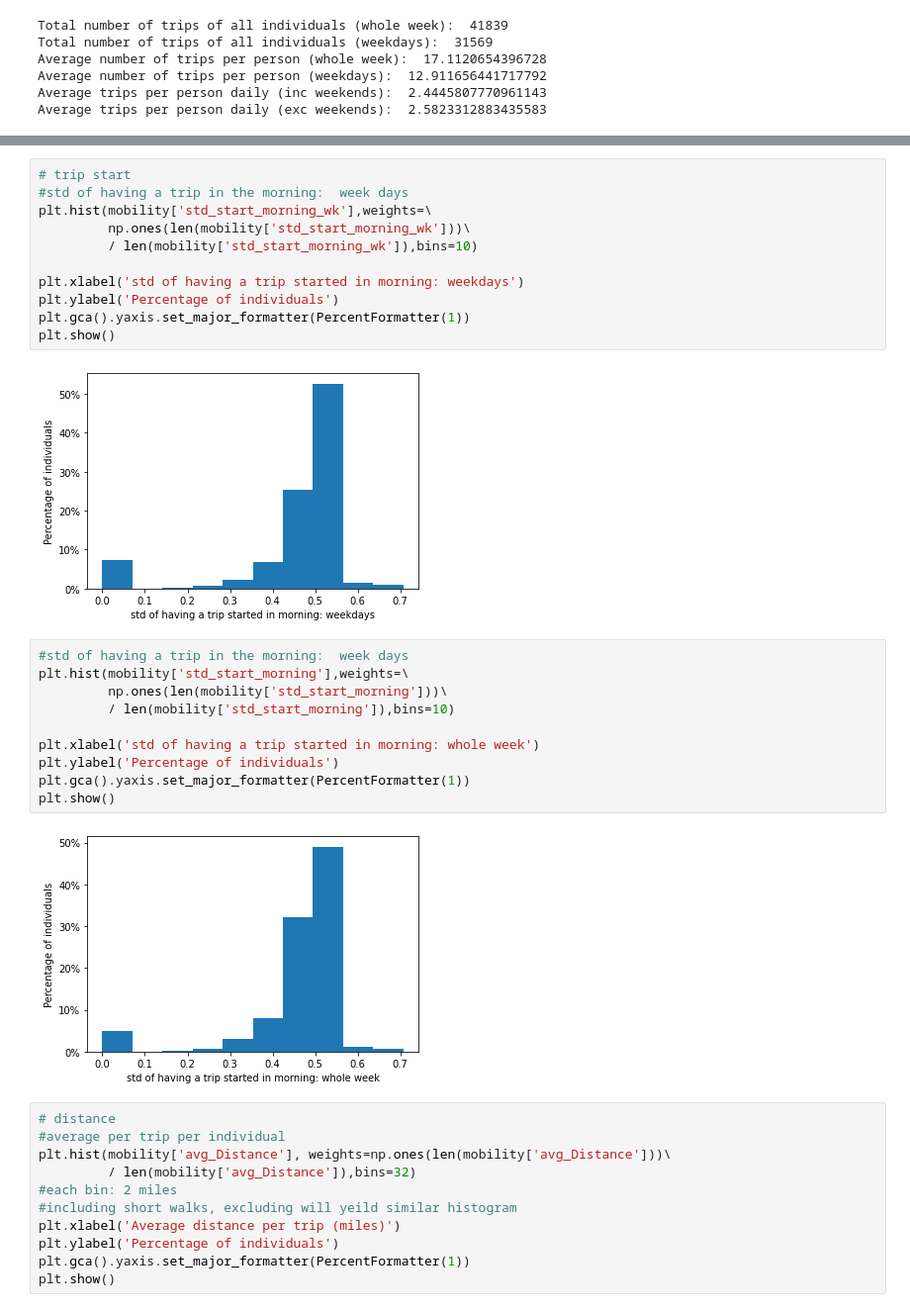
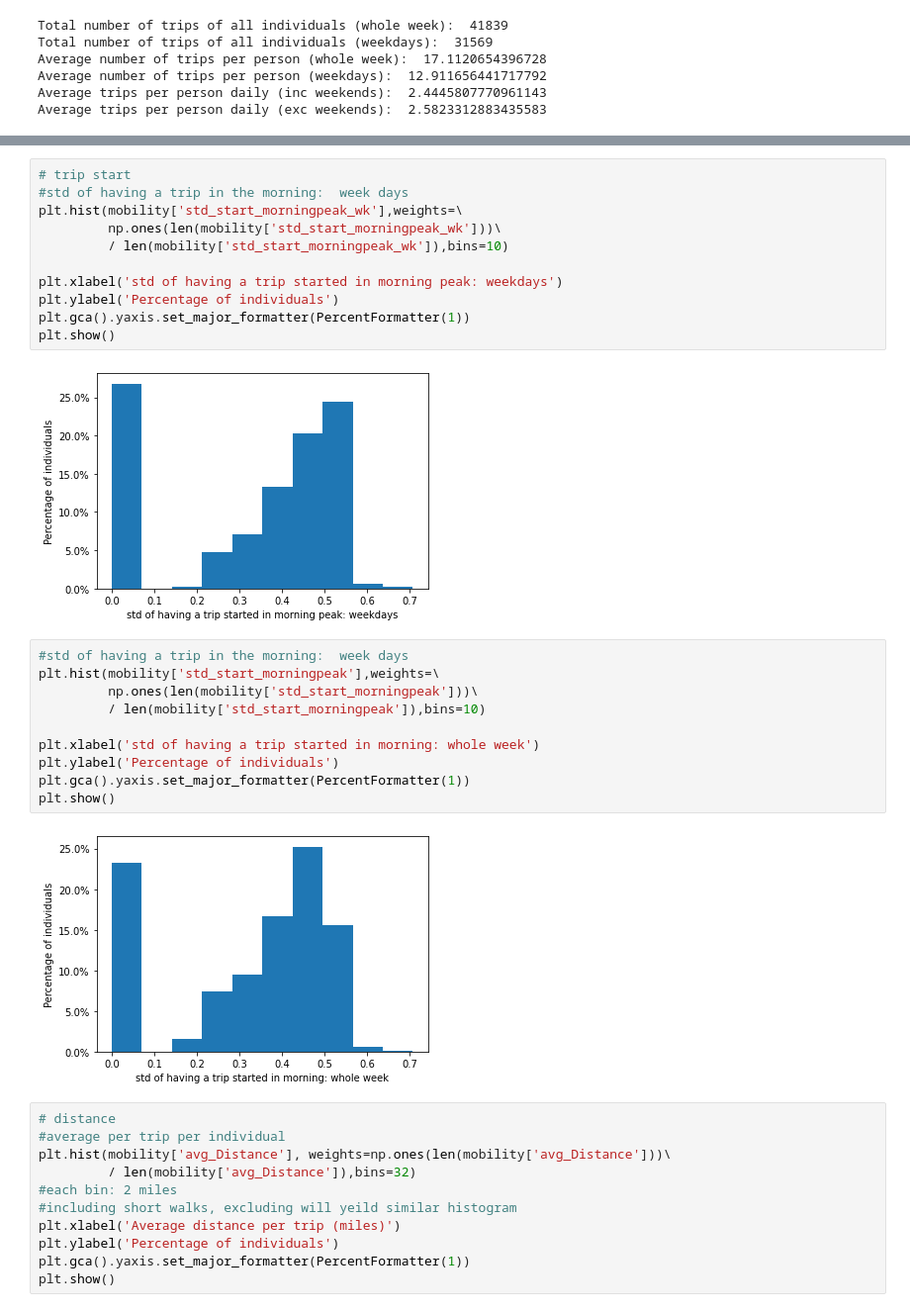
Before and after one commit to arashk1990/covid19mobility, a Jupyter notebook: feature_analysis.ipynb, the cells around one changed output, grey strips where cells are left out. Shown at 99% size. Drawn from its saved outputs; the diff is of its cells as text.

```diff
--- a/feature_analysis.ipynb
+++ b/feature_analysis.ipynb
@@ -330,28 +424,28 @@ plt.show()
 # %%
 # trip start
 #std of having a trip in the morning:  week days
-plt.hist(mobility['std_start_morning_wk'],weights=\
-         np.ones(len(mobility['std_start_morning_wk']))\
-         / len(mobility['std_start_morning_wk']),bins=10)
+plt.hist(mobility['std_start_morningpeak_wk'],weights=\
+         np.ones(len(mobility['std_start_morningpeak_wk']))\
+         / len(mobility['std_start_morningpeak_wk']),bins=10)
 
-plt.xlabel('std of having a trip started in morning: weekdays')
+plt.xlabel('std of having a trip started in morning peak: weekdays')
 plt.ylabel('Percentage of individuals')
 plt.gca().yaxis.set_major_formatter(PercentFormatter(1))
 plt.show()
 # %% [output]
-[figure, old version]
+[figure, new version]
 # %%
 #std of having a trip in the morning:  week days
-plt.hist(mobility['std_start_morning'],weights=\
-         np.ones(len(mobility['std_start_morning']))\
-         / len(mobility['std_start_morning']),bins=10)
+plt.hist(mobility['std_start_morningpeak'],weights=\
+         np.ones(len(mobility['std_start_morningpeak']))\
+         / len(mobility['std_start_morningpeak']),bins=10)
 
 plt.xlabel('std of having a trip started in morning: whole week')
 plt.ylabel('Percentage of individuals')
 plt.gca().yaxis.set_major_formatter(PercentFormatter(1))
 plt.show()
 # %% [output]
-[figure, old version]
+[figure, new version]
 # %%
 # distance
 #average per trip per individual
```
Also changed, not shown: parts of 11 cells of this notebook.
